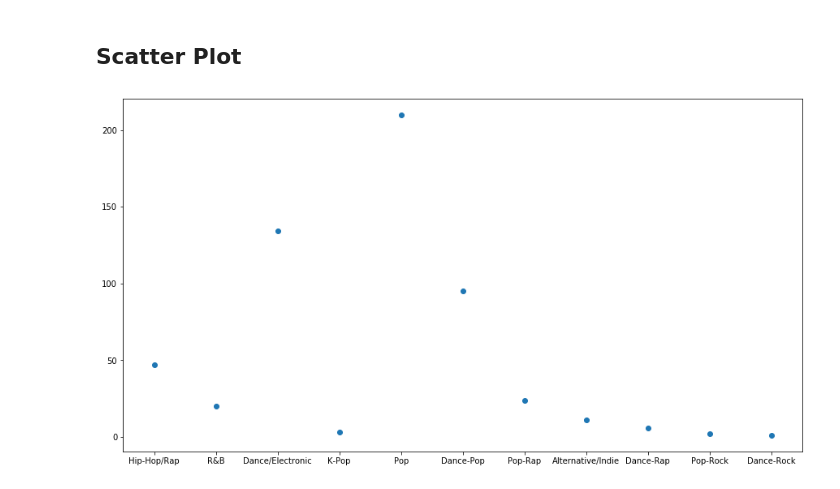
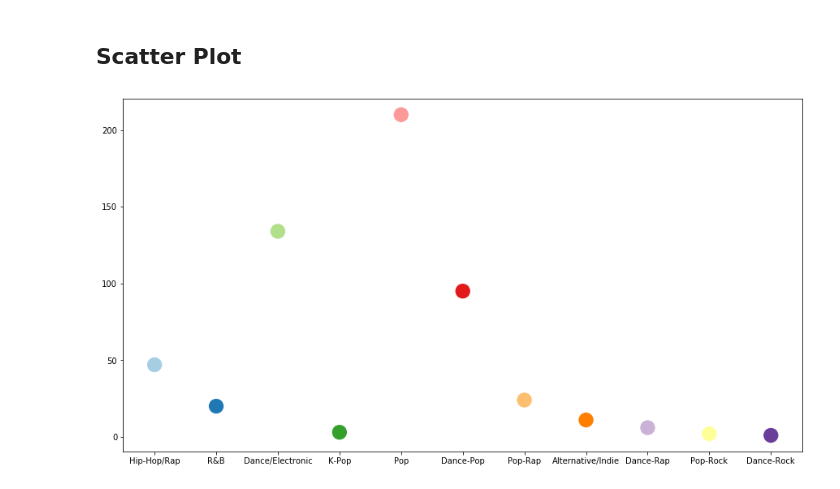
Before and after one commit to ntrllog/Music-Genre-Visualization, a Jupyter notebook: Music Genre Visualization.ipynb, the cells around one changed output. Drawn from its saved outputs; the diff is of its cells as text; code cells hidden in the pictures.

Commit message:
update scatter color and size

```diff
--- a/Music Genre Visualization.ipynb
+++ b/Music Genre Visualization.ipynb
@@ -87,7 +87,7 @@ plt.show()
 ## Scatter Plot
 # %%
 fig, ax = plt.subplots(figsize=(15,8))
-ax.scatter(labels, values)
+ax.scatter(labels, values, s=300, c=colors)
 plt.show()
 # %% [output]
-[figure, old version]
+[figure, new version]
```
